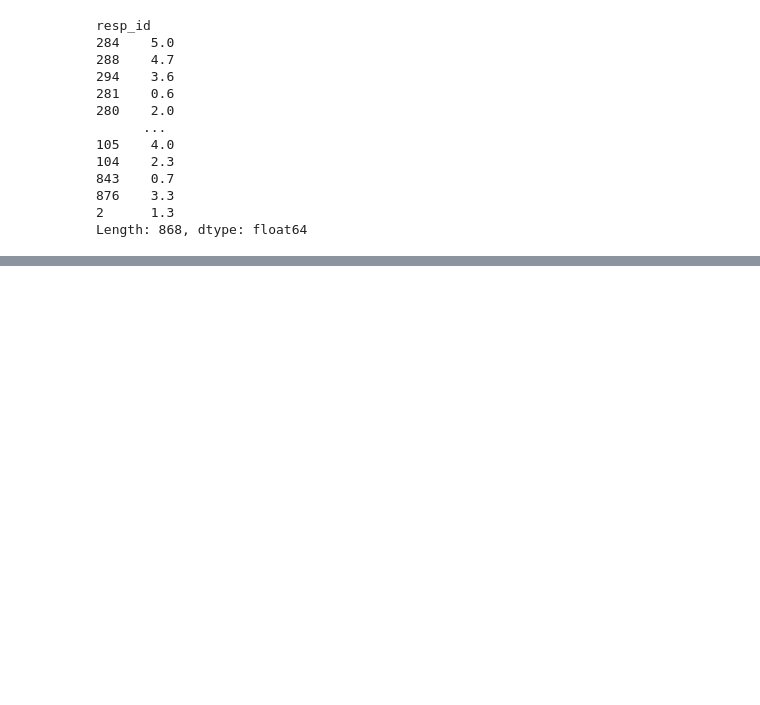
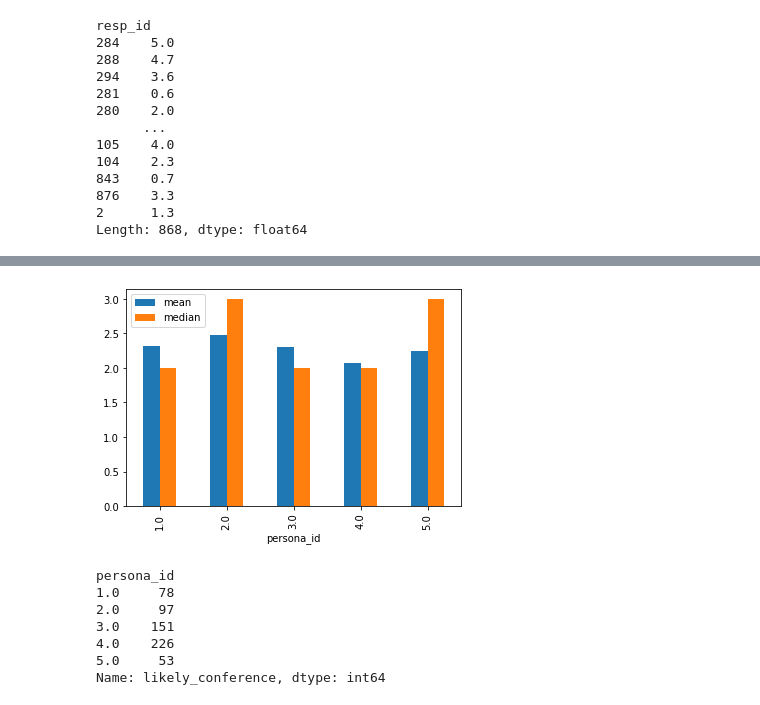
Before and after one commit to PersonaPredicta/Survey_Says..., a Jupyter notebook: dom/dom_nb.ipynb, the cells around one changed output, grey strips where cells are left out. Saved outputs shown, nothing was run; the diff lists cells and outputs as text; code cells hidden in the pictures; blank space fills up the shorter version.

```diff
--- a/dom/dom_nb.ipynb
+++ b/dom/dom_nb.ipynb
@@ -142,0 +199,13 @@ Length: 868, dtype: float64
+# %%
+train.groupby('persona_id').likely_conference.agg(['mean', 'median']).plot.bar()
+plt.show()
+train.groupby('persona_id').likely_conference.count()
+# %% [output]
+[figure, added]
+persona_id
+1.0     78
+2.0     97
+3.0    151
+4.0    226
+5.0     53
+Name: likely_conference, dtype: int64
```
Also changed, not shown: parts of 28 cells of this notebook.
